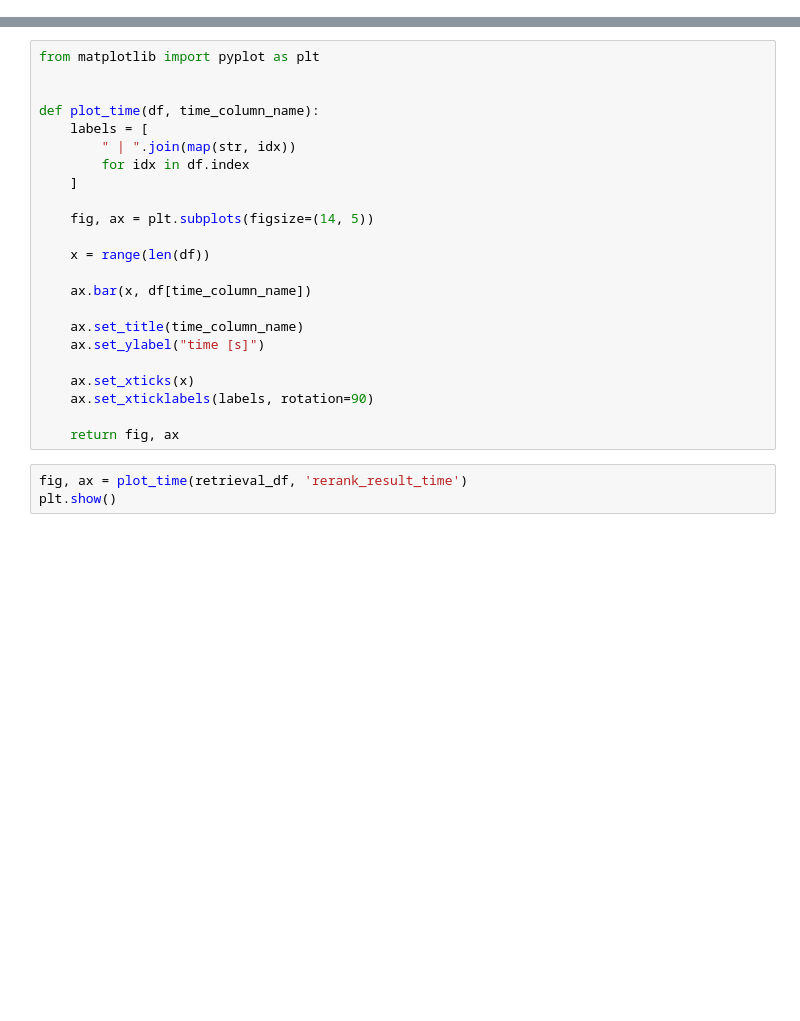
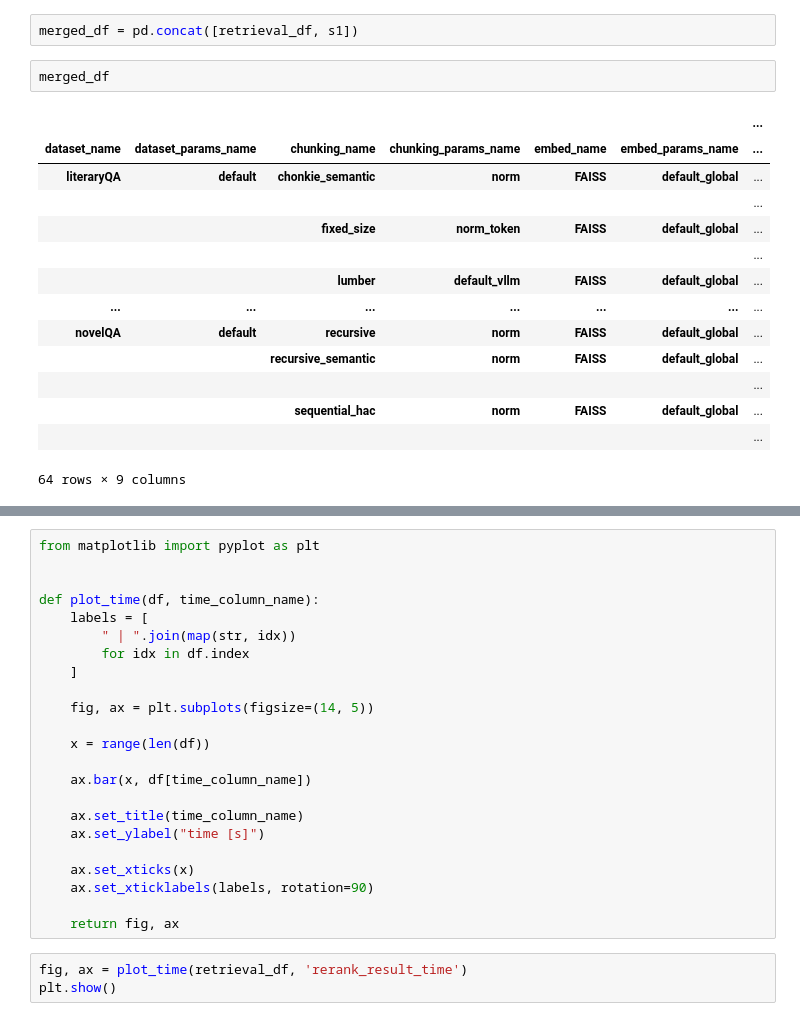
Before and after one commit to KunickiKarol/chunking_thesis, a Jupyter notebook: notebooks/analyze_retrieval.ipynb, the cells around one changed output, grey strips where cells are left out. Drawn from its saved outputs; the diff is of its cells as text; blank space fills up the shorter version.

```diff
--- a/notebooks/analyze_retrieval.ipynb
+++ b/notebooks/analyze_retrieval.ipynb
@@ -182,3 +208,22 @@ def plot_metrics_subplots(df, metric_cols, ncols=2):
     )
 
     return fig, axes
+# %%
+merged_df = pd.concat([retrieval_df, s1])
+# %%
+merged_df
+# %% [output]
+|  |  |  |  |  |  | ... |
+| dataset_name | dataset_params_name | chunking_name | chunking_params_name | embed_name | embed_params_name | ... |
+| literaryQA | default | chonkie_semantic | norm | FAISS | default_global | ... |
+|  |  |  |  |  |  | ... |
+|  |  | fixed_size | norm_token | FAISS | default_global | ... |
+|  |  |  |  |  |  | ... |
+|  |  | lumber | default_vllm | FAISS | default_global | ... |
+| ... | ... | ... | ... | ... | ... | ... |
+| novelQA | default | recursive | norm | FAISS | default_global | ... |
+|  |  | recursive_semantic | norm | FAISS | default_global | ... |
+|  |  |  |  |  |  | ... |
+|  |  | sequential_hac | norm | FAISS | default_global | ... |
+|  |  |  |  |  |  | ... |
+64 rows × 9 columns
```
Also changed, not shown: parts of 7 cells of this notebook, 27 other files.
